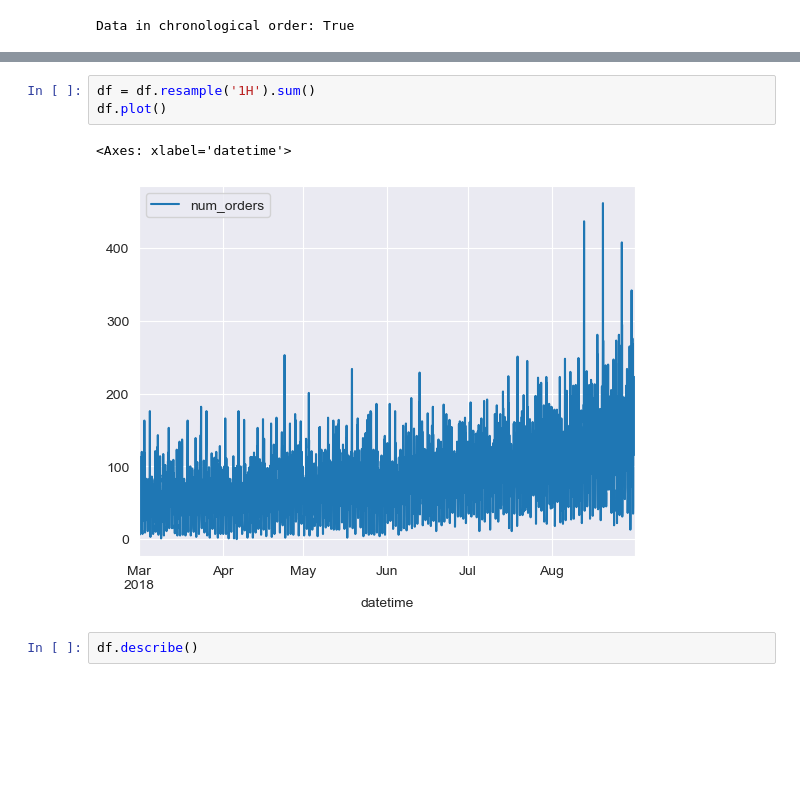
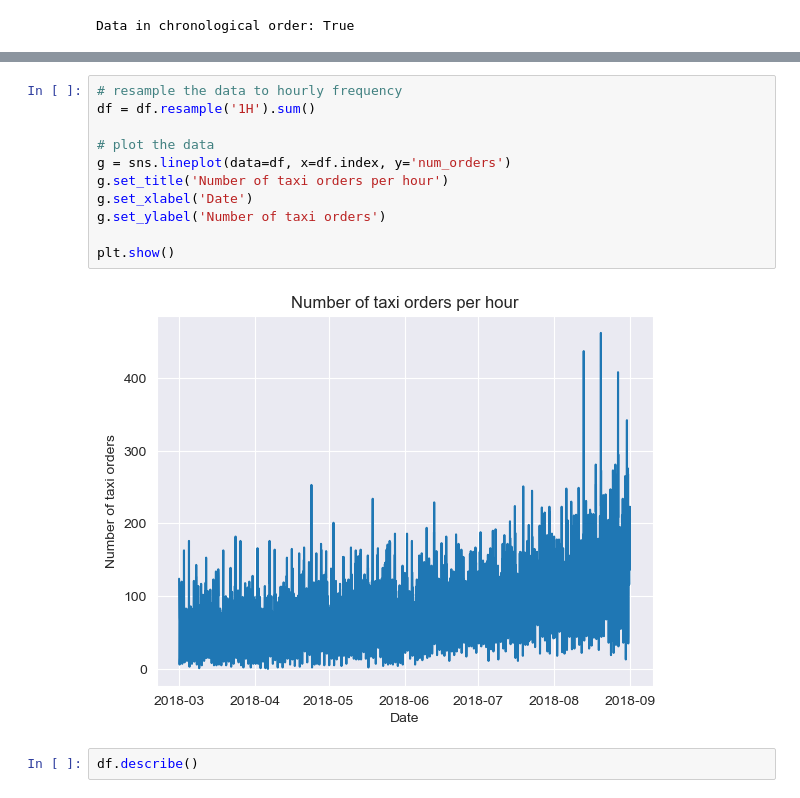
Before and after one commit to Jonathan-Smith-99/Sweet-Lift-Taxi-Time-Series-Prediction, a Jupyter notebook: sprint_13_time_series_taxi_orders_prediction.ipynb, the cells around one changed output, grey strips where cells are left out. Cells and saved outputs as stored; diff of their text form; blank space fills up the shorter version.

```diff
--- a/sprint_13_time_series_taxi_orders_prediction.ipynb
+++ b/sprint_13_time_series_taxi_orders_prediction.ipynb
@@ -64,9 +65,16 @@ df.plot()
-# %%
-df = df.resample('1H').sum()
-df.plot()
-# %% [output]
-<Axes: xlabel='datetime'>
-[figure, removed]
+# %%
+# resample the data to hourly frequency
+df = df.resample('1H').sum()
+
+# plot the data
+g = sns.lineplot(data=df, x=df.index, y='num_orders')
+g.set_title('Number of taxi orders per hour')
+g.set_xlabel('Date')
+g.set_ylabel('Number of taxi orders')
+
+plt.show()
+# %% [output]
+[figure, added]
 # %%
 df.describe()
 # %% [output]
```
Also changed, not shown: parts of 51 cells of this notebook, 1 other file.
